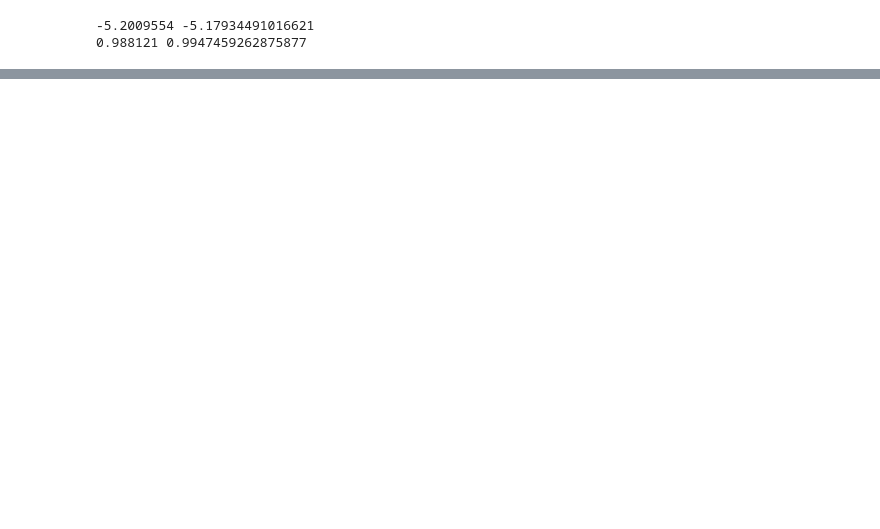
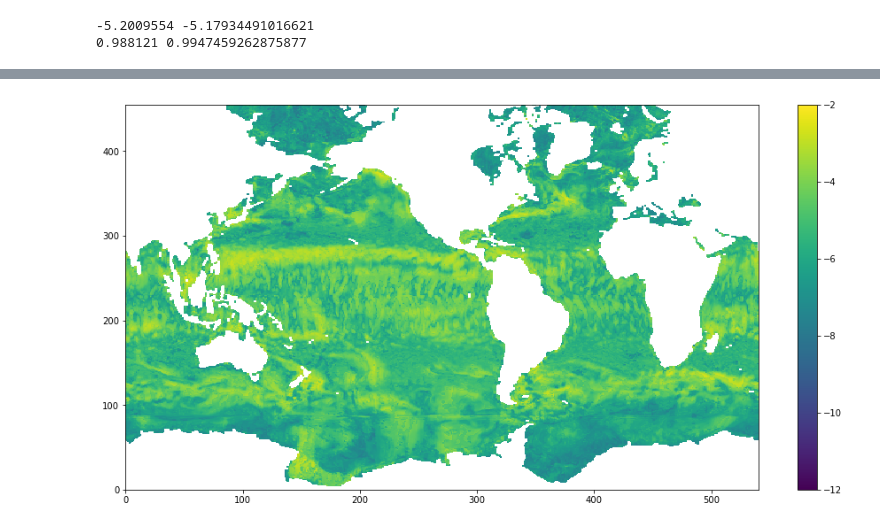
Before and after one commit to CrayLabs/NCAR_ML_EKE, a Jupyter notebook: notebooks/torchscript_builder.ipynb, the cells around one changed output, grey strips where cells are left out. Saved outputs shown, nothing was run; the diff lists cells and outputs as text; code cells hidden in the pictures; blank space fills up the shorter version.

```diff
--- a/notebooks/torchscript_builder.ipynb
+++ b/notebooks/torchscript_builder.ipynb
@@ -232,0 +248,4 @@ plt.draw()
+# %%
+XX = torch.tensor(np.reshape(samples.data, [-1,4]))
+y = traced_cell(XX).detach().numpy()
+y = np.reshape(y, masks.shape)
@@ -232,0 +280,7 @@ plt.draw()
+# %%
+plt.figure(figsize=(16,8))
+plt.pcolormesh(y.squeeze(), vmin=-12, vmax=-2)
+plt.colorbar()
+plt.draw()
+# %% [output]
+[figure, added]
```
Also changed, not shown: parts of 15 cells of this notebook, 13 other files.
